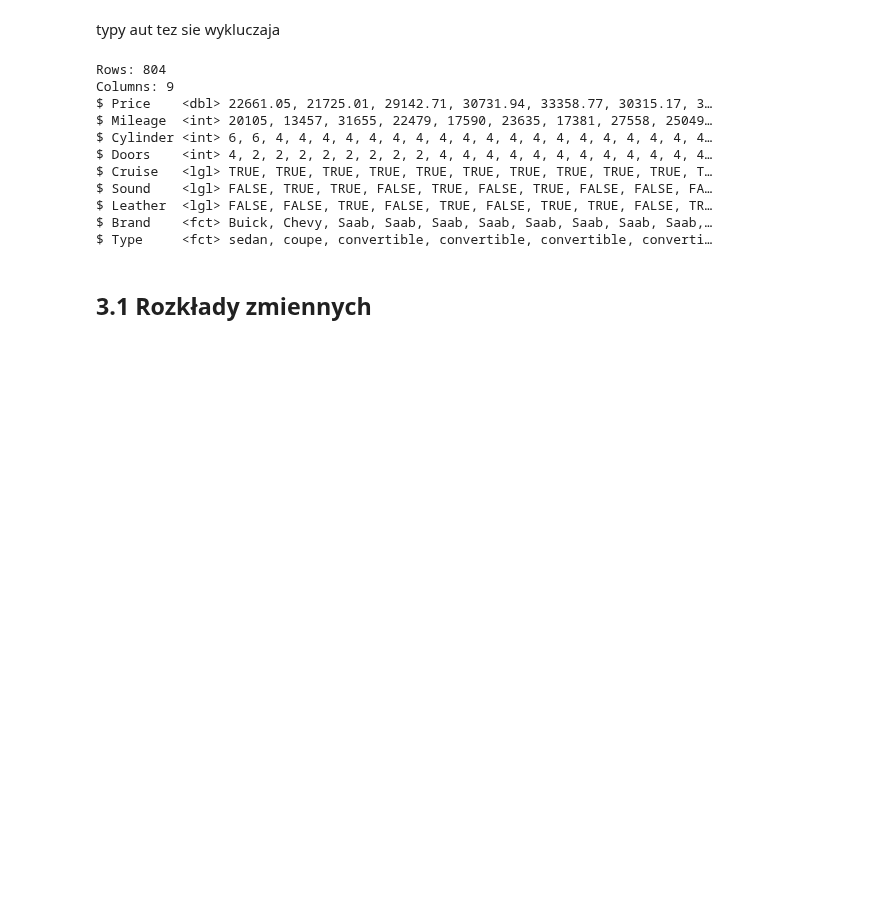
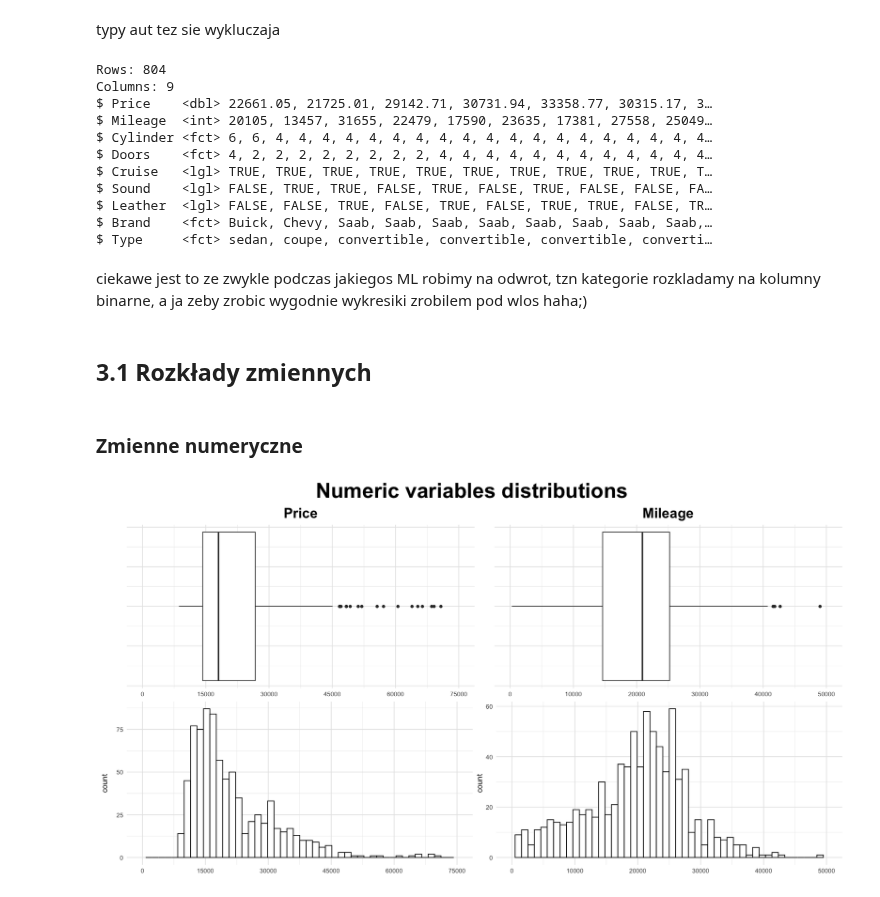
Before and after one commit to stawarzkrzysztof/uczenie_maszynowe_ifs2024, a Jupyter notebook: 08_01_2025/12_wlasny_projekt.ipynb, the cells around one changed output. Cells and saved outputs as stored; diff of their text form; code cells hidden in the pictures; blank space fills up the shorter version.

Commit message:
some_plots

```diff
--- a/08_01_2025/12_wlasny_projekt.ipynb
+++ b/08_01_2025/12_wlasny_projekt.ipynb
@@ -112,6 +116,8 @@ widac, ze zmienne od trzeciej wzwyz sa binarne
 # %%
 cars_with_bool_vars <- cars %>%
     mutate(
+        Cylinder = as.factor(Cylinder),
+        Doors = as.factor(Doors),
         Cruise = as.logical(Cruise),
         Sound = as.logical(Sound),
         Leather = as.logical(Leather),
@@ -179,7 +220,9 @@ convertible       coupe   hatchback       sedan       wagon
 # %% [markdown]
 typy aut tez sie wykluczaja
 # %%
-cars_with_merged_factors <- cars_with_bool_vars  %>%
+# pewnie da sie to zrobic madrzej, ja natomiast zrobilem tak
+# jak bym to zrobic w excelu, tzn zagniezdzam w sobie ifelse
+df <- cars_with_bool_vars  %>%
     mutate(
         Brand = as.factor(ifelse(Buick == TRUE, "Buick",
                 ifelse(Cadillac == TRUE, "Cadillac",
@@ -193,18 +236,20 @@ cars_with_merged_factors <- cars_with_bool_vars  %>%
     )  %>%
     select(Price, Mileage, Cylinder, Doors, Cruise, Sound, Leather, Brand, Type)
 # %%
-glimpse(cars_with_merged_factors)
+glimpse(df)
 # %% [output]
 Rows: 804
 Columns: 9
 $ Price    <dbl> 22661.05, 21725.01, 29142.71, 30731.94, 33358.77, 30315.17, 3…
 $ Mileage  <int> 20105, 13457, 31655, 22479, 17590, 23635, 17381, 27558, 25049…
-$ Cylinder <int> 6, 6, 4, 4, 4, 4, 4, 4, 4, 4, 4, 4, 4, 4, 4, 4, 4, 4, 4, 4, 4…
-$ Doors    <int> 4, 2, 2, 2, 2, 2, 2, 2, 2, 4, 4, 4, 4, 4, 4, 4, 4, 4, 4, 4, 4…
+$ Cylinder <fct> 6, 6, 4, 4, 4, 4, 4, 4, 4, 4, 4, 4, 4, 4, 4, 4, 4, 4, 4, 4, 4…
+$ Doors    <fct> 4, 2, 2, 2, 2, 2, 2, 2, 2, 4, 4, 4, 4, 4, 4, 4, 4, 4, 4, 4, 4…
 $ Cruise   <lgl> TRUE, TRUE, TRUE, TRUE, TRUE, TRUE, TRUE, TRUE, TRUE, TRUE, T…
 $ Sound    <lgl> FALSE, TRUE, TRUE, FALSE, TRUE, FALSE, TRUE, FALSE, FALSE, FA…
 $ Leather  <lgl> FALSE, FALSE, TRUE, FALSE, TRUE, FALSE, TRUE, TRUE, FALSE, TR…
 $ Brand    <fct> Buick, Chevy, Saab, Saab, Saab, Saab, Saab, Saab, Saab, Saab,…
 $ Type     <fct> sedan, coupe, convertible, convertible, convertible, converti…
+# %% [markdown]
+ciekawe jest to ze zwykle podczas jakiegos ML robimy na odwrot, tzn kategorie rozkladamy na kolumny binarne, a ja zeby zrobic wygodnie wykresiki zrobilem pod wlos haha;)
 # %% [markdown]
 ## 3.1 Rozkłady zmiennych
@@ -212,0 +256,56 @@ $ Type     <fct> sedan, coupe, convertible, convertible, convertible, converti
+# %% [markdown]
+### Zmienne numeryczne
+# %%
+library(patchwork)
+my_theme <- theme_minimal() +
+  theme(
+    panel.grid.major = element_line(color = "grey90"),
+    plot.margin = unit(c(1,1,1,1), "mm"),
+    panel.spacing = unit(0, "mm")
+  )
+
+box1 <- ggplot(df) +
+  aes(x = Price) +
+  geom_boxplot() +
+  my_theme +
+  scale_x_continuous(limits = c(0, 75000), breaks = seq(0, 75000, by = 15000)) +
+  ggtitle("Price") +
+  theme(axis.text.y = element_text(color = "white"),
+        axis.title.x = element_blank(),
+        plot.title = element_text(size = 20, face = "bold", hjust = .5))
+
+hist1 <- ggplot(df) +
+  aes(x = Price) +
+  geom_histogram(bins = 50, fill = "white", color = "black") +
+  my_theme +
+  scale_x_continuous(limits = c(0, 75000), breaks = seq(0, 75000, by = 15000)) +
+  theme(axis.title.x = element_blank())
+
+box2 <- ggplot(df) +
+  aes(x = Mileage) +
+  geom_boxplot() +
+  my_theme +
+  scale_x_continuous(limits = c(0, 50000), breaks = seq(0, 50000, by = 10000)) +
+  ggtitle("Mileage") +
+  theme(axis.text.y = element_text(color = "white"),
+        axis.title.x = element_blank(),
+        plot.title = element_text(size = 20, face = "bold", hjust = .5))
+
+hist2 <- ggplot(df) +
+  aes(x = Mileage) +
+  geom_histogram(bins = 50, fill = "white", color = "black") +
+  my_theme +
+  scale_x_continuous(limits = c(0, 50000), breaks = seq(0, 50000, by = 10000)) +
+  theme(axis.title.x = element_blank())
+
+
+(box1 | box2) /
+(hist1 | hist2) +
+  plot_annotation(
+    title = "Numeric variables distributions",
+    theme = theme(
+      plot.title = element_text(size = 30, face = "bold", hjust = .5, margin = margin(b = 5))
+    )
+  )
+# %% [output]
+[figure, added]
```
Also changed, not shown: parts of 21 cells of this notebook.
